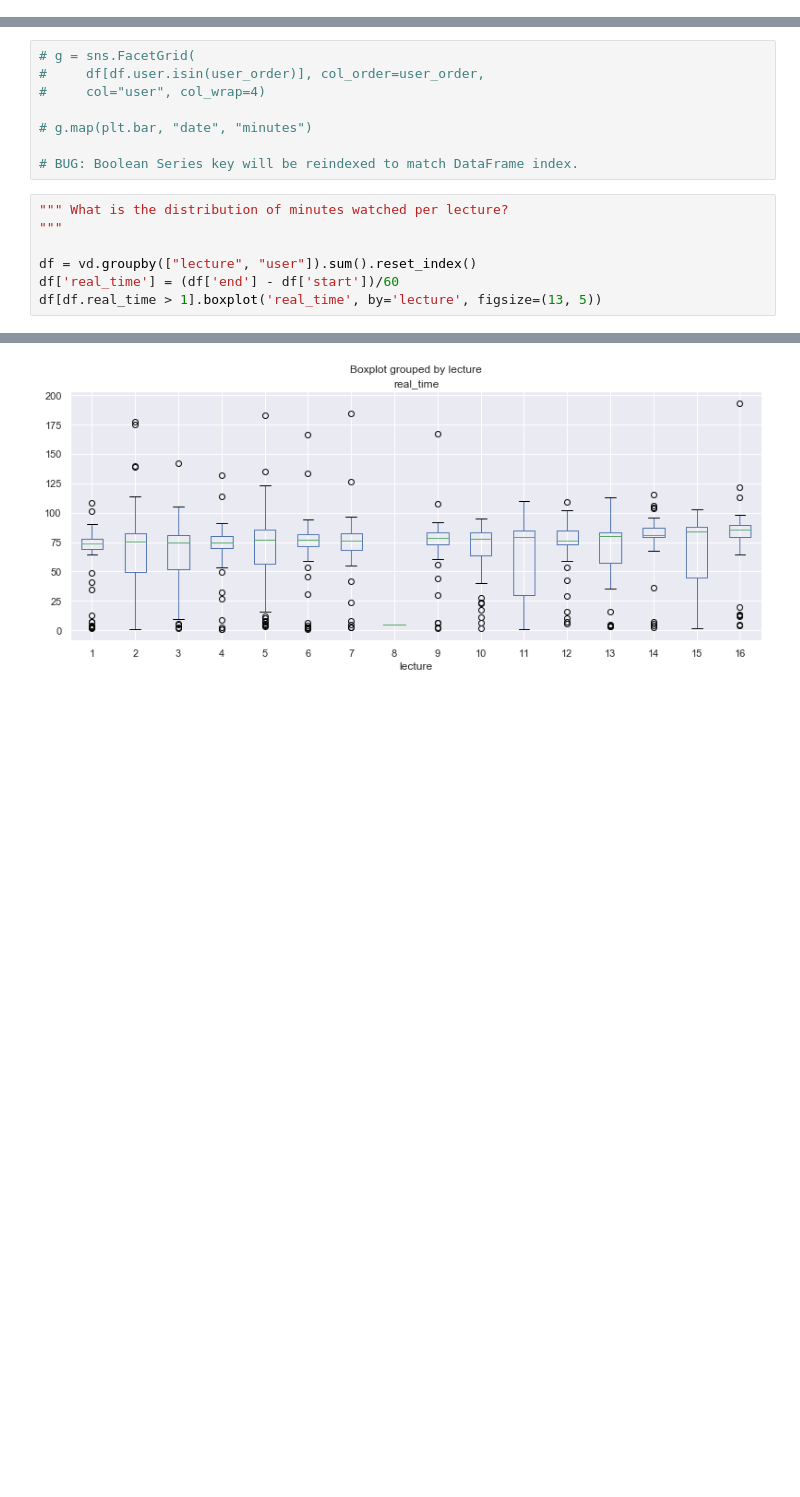
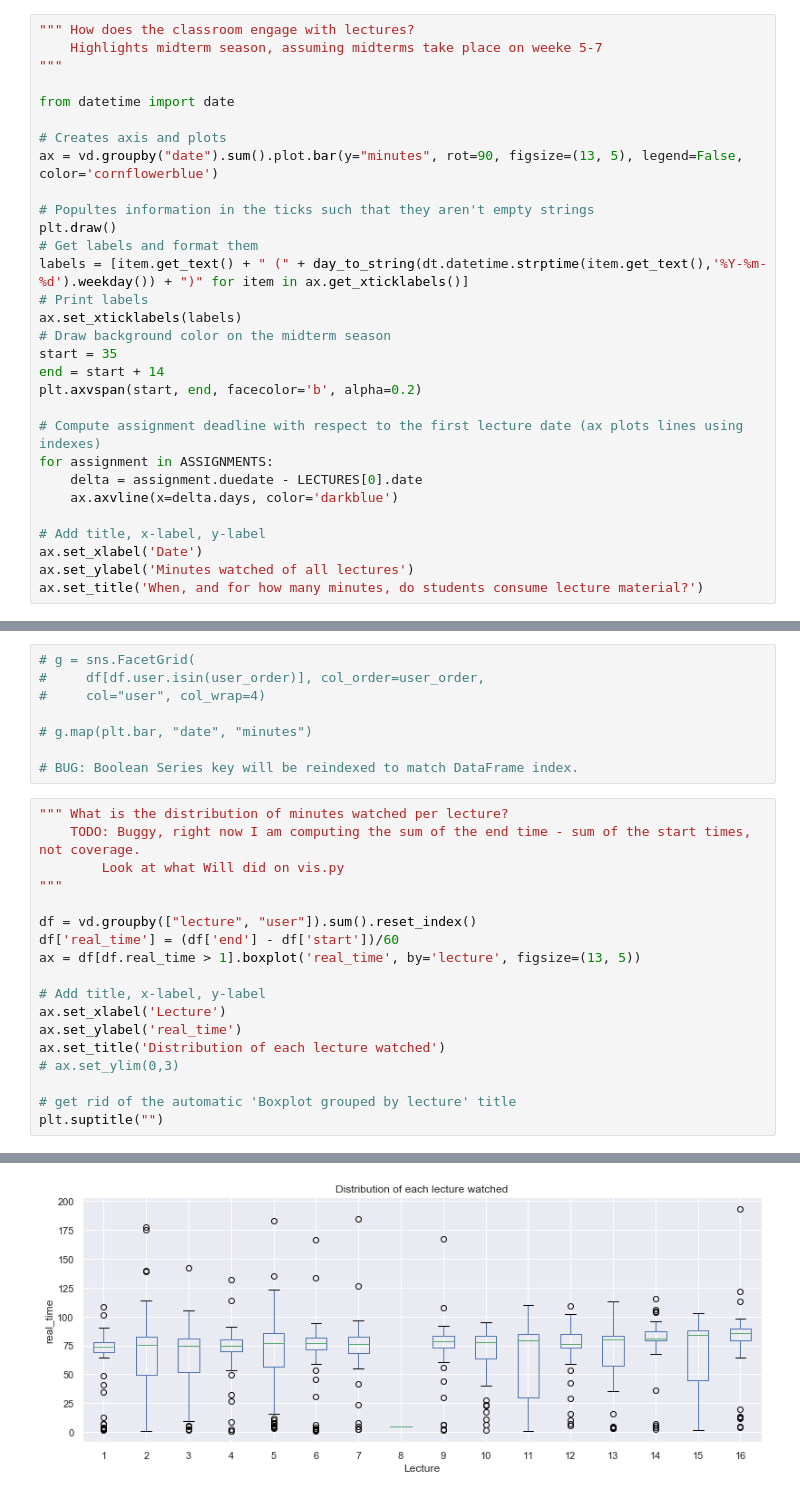
Before and after one commit to willcrichton/lecture-intelligence, a Jupyter notebook: notebooks/georgia-experiments.ipynb, the cells around one changed output, grey strips where cells are left out. Cells and saved outputs as stored; diff of their text form; blank space fills up the shorter version.

```diff
--- a/notebooks/georgia-experiments.ipynb
+++ b/notebooks/georgia-experiments.ipynb
@@ -95,0 +119,30 @@ for assgnment in ASSIGNMENTS:
+# %%
+""" How does the classroom engage with lectures?
+    Highlights midterm season, assuming midterms take place on weeke 5-7
+"""
+
+from datetime import date
+
+# Creates axis and plots
+ax = vd.groupby("date").sum().plot.bar(y="minutes", rot=90, figsize=(13, 5), legend=False, color='cornflowerblue')
+
+# Popultes information in the ticks such that they aren't empty strings
+plt.draw()
+# Get labels and format them
+labels = [item.get_text() + " (" + day_to_string(dt.datetime.strptime(item.get_text(),'%Y-%m-%d').weekday()) + ")" for item in ax.get_xticklabels()]
+# Print labels
+ax.set_xticklabels(labels)
+# Draw background color on the midterm season
+start = 35
+end = start + 14
+plt.axvspan(start, end, facecolor='b', alpha=0.2)
+
+# Compute assignment deadline with respect to the first lecture date (ax plots lines using indexes)
+for assignment in ASSIGNMENTS:
+    delta = assignment.duedate - LECTURES[0].date
+    ax.axvline(x=delta.days, color='darkblue')
+
+# Add title, x-label, y-label
+ax.set_xlabel('Date')
+ax.set_ylabel('Minutes watched of all lectures')
+ax.set_title('When, and for how many minutes, do students consume lecture material?')
@@ -115,9 +171,20 @@ for assgnment in ASSIGNMENTS:
 # BUG: Boolean Series key will be reindexed to match DataFrame index.
 # %%
 """ What is the distribution of minutes watched per lecture?
+    TODO: Buggy, right now I am computing the sum of the end time - sum of the start times, not coverage.
+        Look at what Will did on vis.py
 """
 
 df = vd.groupby(["lecture", "user"]).sum().reset_index()
 df['real_time'] = (df['end'] - df['start'])/60
-df[df.real_time > 1].boxplot('real_time', by='lecture', figsize=(13, 5))
+ax = df[df.real_time > 1].boxplot('real_time', by='lecture', figsize=(13, 5))
+
+# Add title, x-label, y-label
+ax.set_xlabel('Lecture')
+ax.set_ylabel('real_time')
+ax.set_title('Distribution of each lecture watched')
+# ax.set_ylim(0,3)
+
+# get rid of the automatic 'Boxplot grouped by lecture' title
+plt.suptitle("")
 # %% [output]
@@ -125 +192 @@ df[df.real_time > 1].boxplot('real_time', by='lecture', figsize=(13, 5))
-[figure, old version]
+[figure, new version]
```
Also changed, not shown: parts of 6 cells of this notebook.
